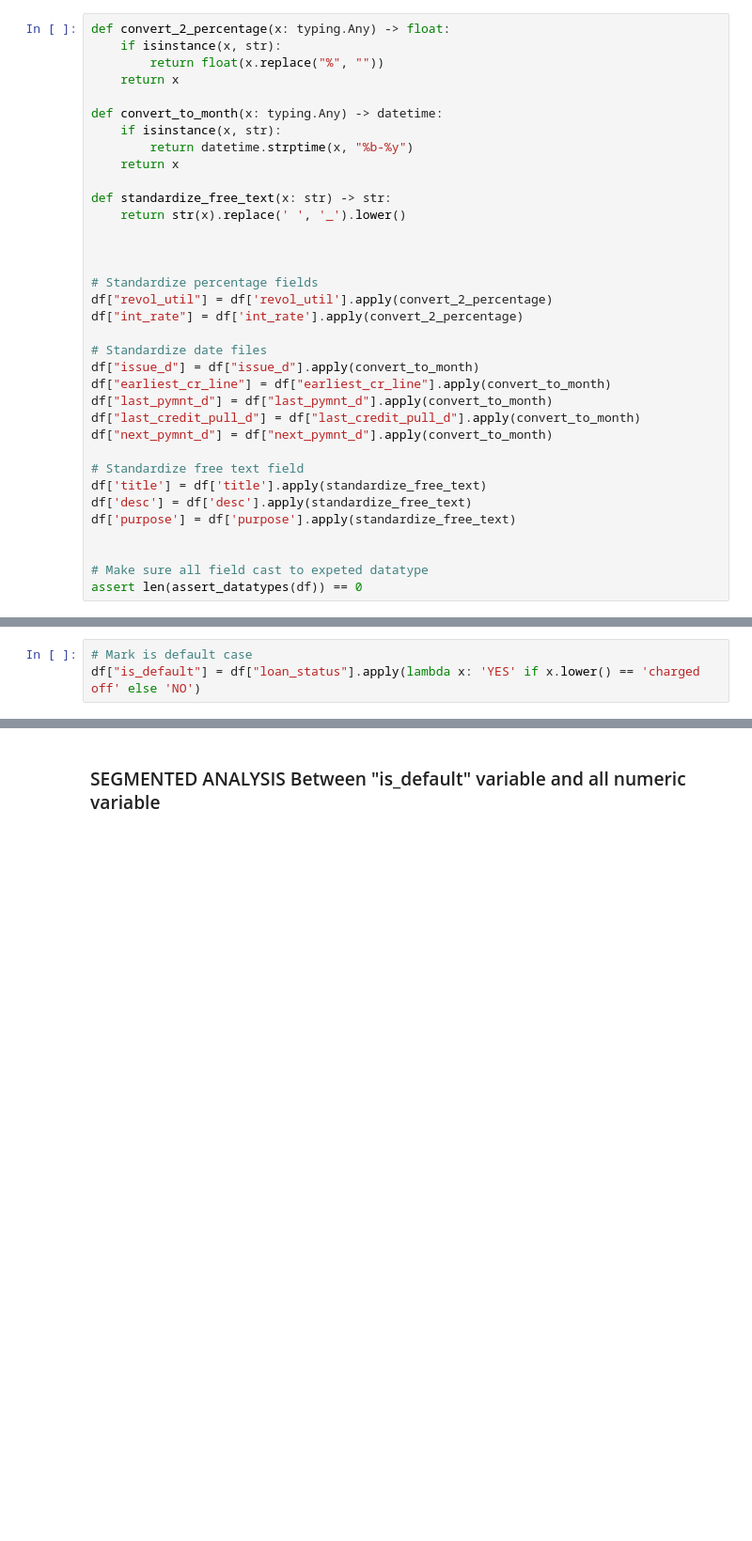
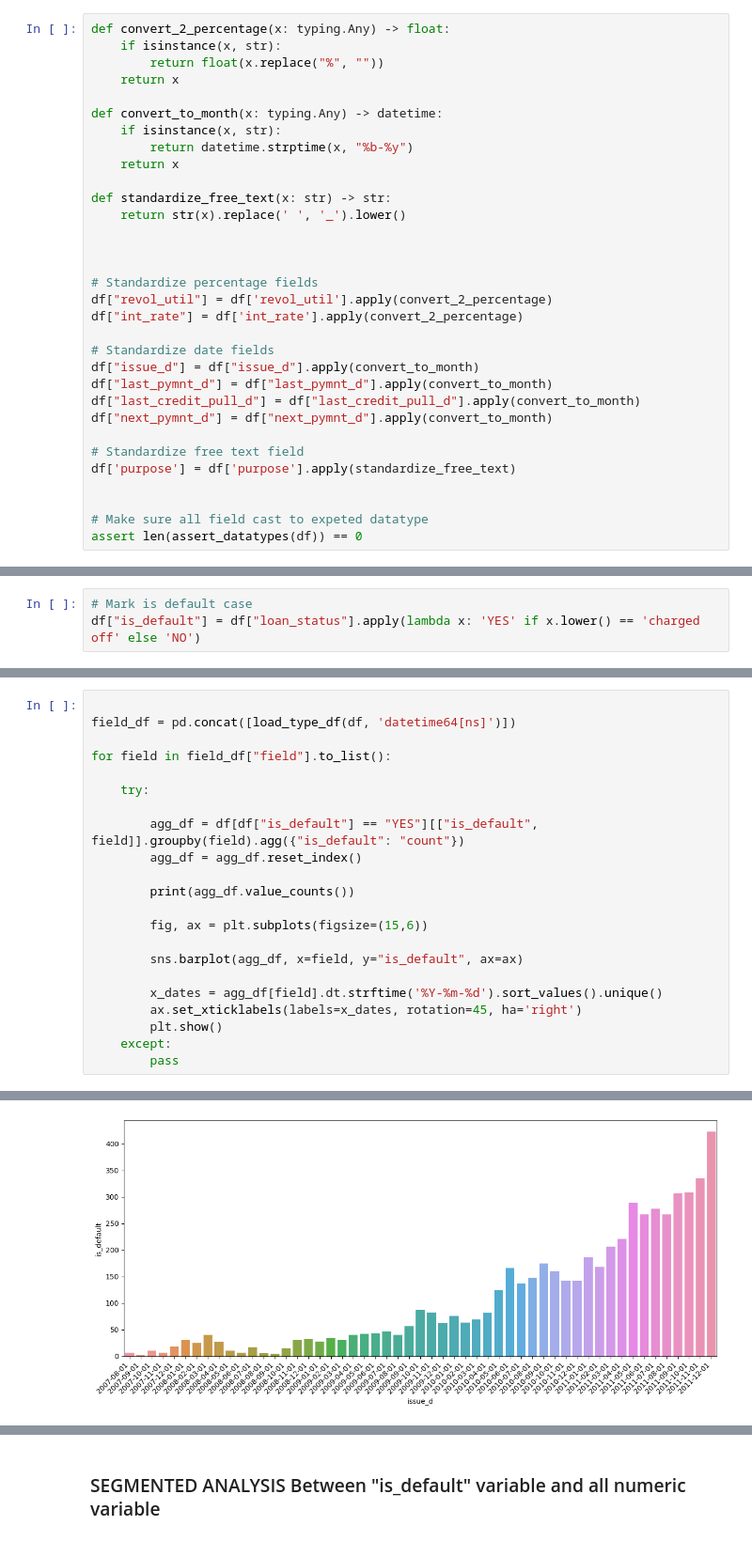
Before and after one commit to irish-luong/LandingClubCaseStudy, a Jupyter notebook: lending_club_case_study.ipynb, the cells around one changed output, grey strips where cells are left out. Shown at 94% size. Drawn from its saved outputs; the diff is of its cells as text; blank space fills up the shorter version.

```diff
--- a/lending_club_case_study.ipynb
+++ b/lending_club_case_study.ipynb
@@ -323,16 +345,13 @@ def standardize_free_text(x: str) -> str:
 df["revol_util"] = df['revol_util'].apply(convert_2_percentage)
 df["int_rate"] = df['int_rate'].apply(convert_2_percentage)
 
-# Standardize date files
+# Standardize date fields
 df["issue_d"] = df["issue_d"].apply(convert_to_month)
-df["earliest_cr_line"] = df["earliest_cr_line"].apply(convert_to_month)
 df["last_pymnt_d"] = df["last_pymnt_d"].apply(convert_to_month)
 df["last_credit_pull_d"] = df["last_credit_pull_d"].apply(convert_to_month)
 df["next_pymnt_d"] = df["next_pymnt_d"].apply(convert_to_month)
 
 # Standardize free text field
-df['title'] = df['title'].apply(standardize_free_text)
-df['desc'] = df['desc'].apply(standardize_free_text)
 df['purpose'] = df['purpose'].apply(standardize_free_text)
 
 
@@ -381,0 +403,23 @@ df["is_default"] = df["loan_status"].apply(lambda x: 'YES' if x.lower() == 'char
+# %%
+
+field_df = pd.concat([load_type_df(df, 'datetime64[ns]')])
+
+for field in field_df["field"].to_list():
+
+    try:
+
+        agg_df = df[df["is_default"] == "YES"][["is_default", field]].groupby(field).agg({"is_default": "count"})
+        agg_df = agg_df.reset_index()
+
+        print(agg_df.value_counts())
+
+        fig, ax = plt.subplots(figsize=(15,6))
+
+        sns.barplot(agg_df, x=field, y="is_default", ax=ax)
+
+        x_dates = agg_df[field].dt.strftime('%Y-%m-%d').sort_values().unique()
+        ax.set_xticklabels(labels=x_dates, rotation=45, ha='right')
+        plt.show()
+    except:
+        pass
+# %% [output]
@@ -381,0 +443 @@ df["is_default"] = df["loan_status"].apply(lambda x: 'YES' if x.lower() == 'char
+[figure, added]
```
Also changed, not shown: parts of 11 cells of this notebook.
